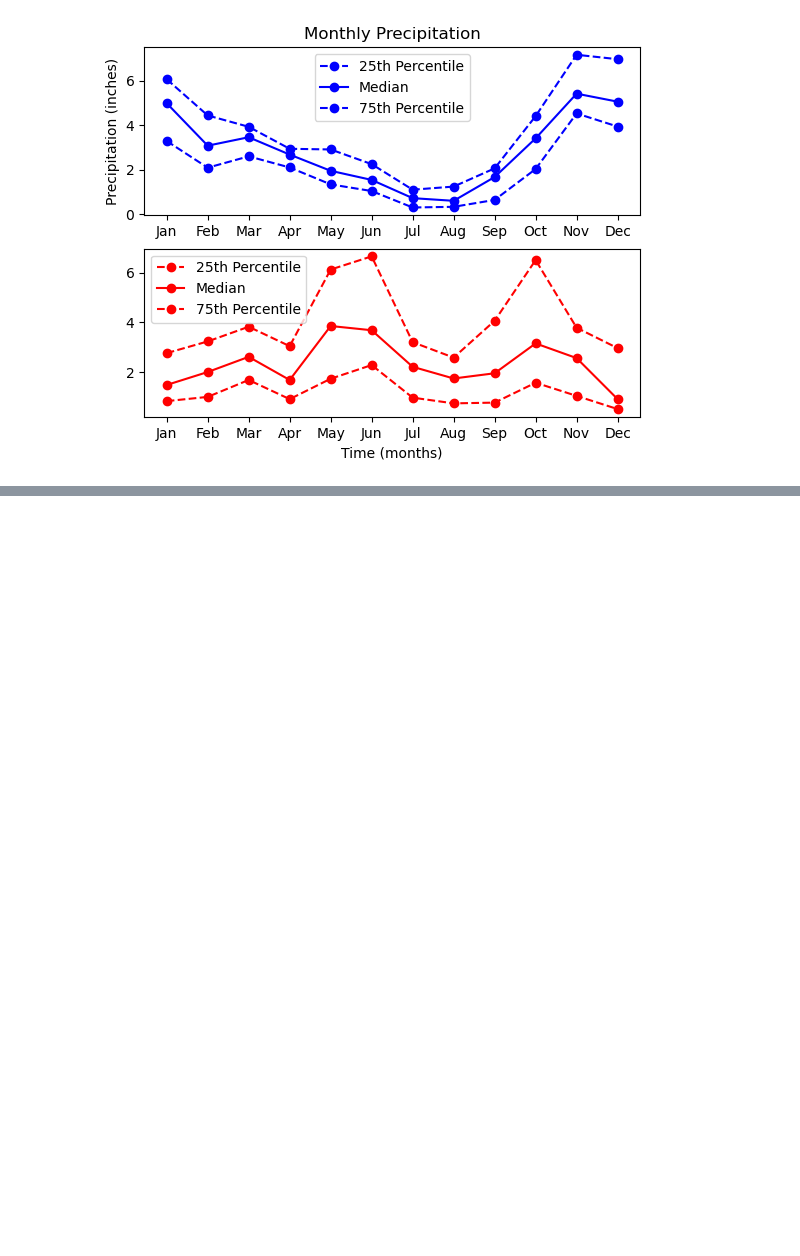
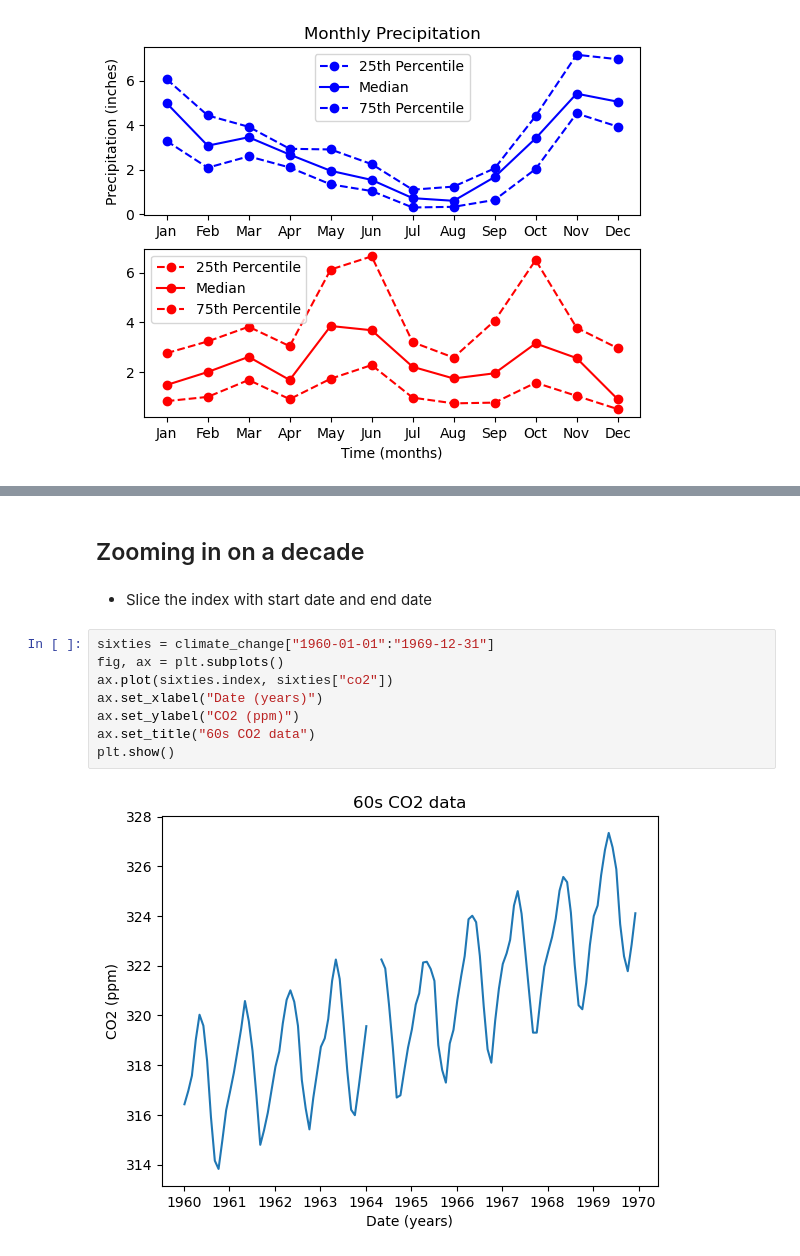
Before and after one commit to LucasFinney/data-portfolio, a Jupyter notebook: Intro to data viz with Matplotlib/Plotting time-series data.ipynb, the cells around one changed output, grey strips where cells are left out. Saved outputs shown, nothing was run; the diff lists cells and outputs as text; blank space fills up the shorter version.

```diff
--- a/Intro to data viz with Matplotlib/Plotting time-series data.ipynb
+++ b/Intro to data viz with Matplotlib/Plotting time-series data.ipynb
@@ -49,0 +100,14 @@ plt.show()
+# %% [markdown]
+## Zooming in on a decade
+# %% [markdown]
+- Slice the index with start date and end date
+# %%
+sixties = climate_change["1960-01-01":"1969-12-31"]
+fig, ax = plt.subplots()
+ax.plot(sixties.index, sixties["co2"])
+ax.set_xlabel("Date (years)")
+ax.set_ylabel("CO2 (ppm)")
+ax.set_title("60s CO2 data")
+plt.show()
+# %% [output]
+[figure, added]
```
Also changed, not shown: parts of 6 cells of this notebook.
